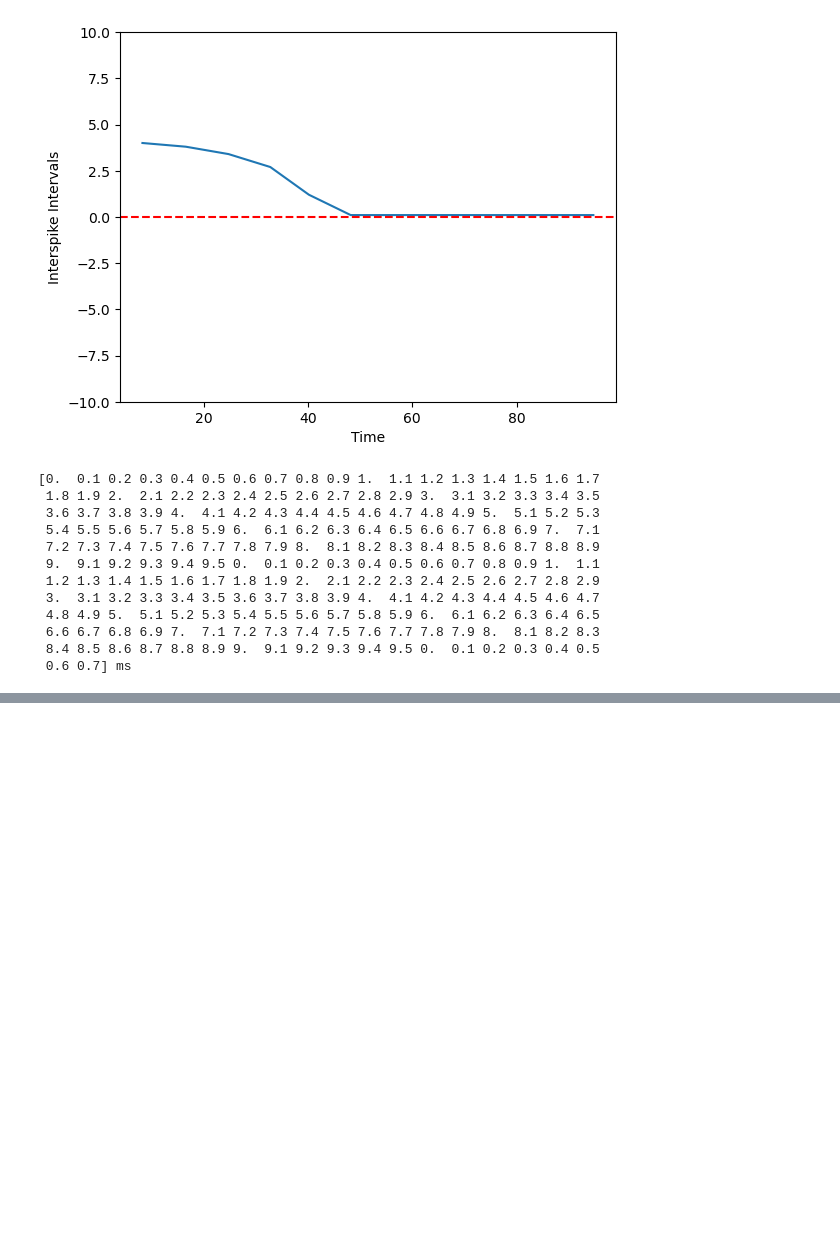
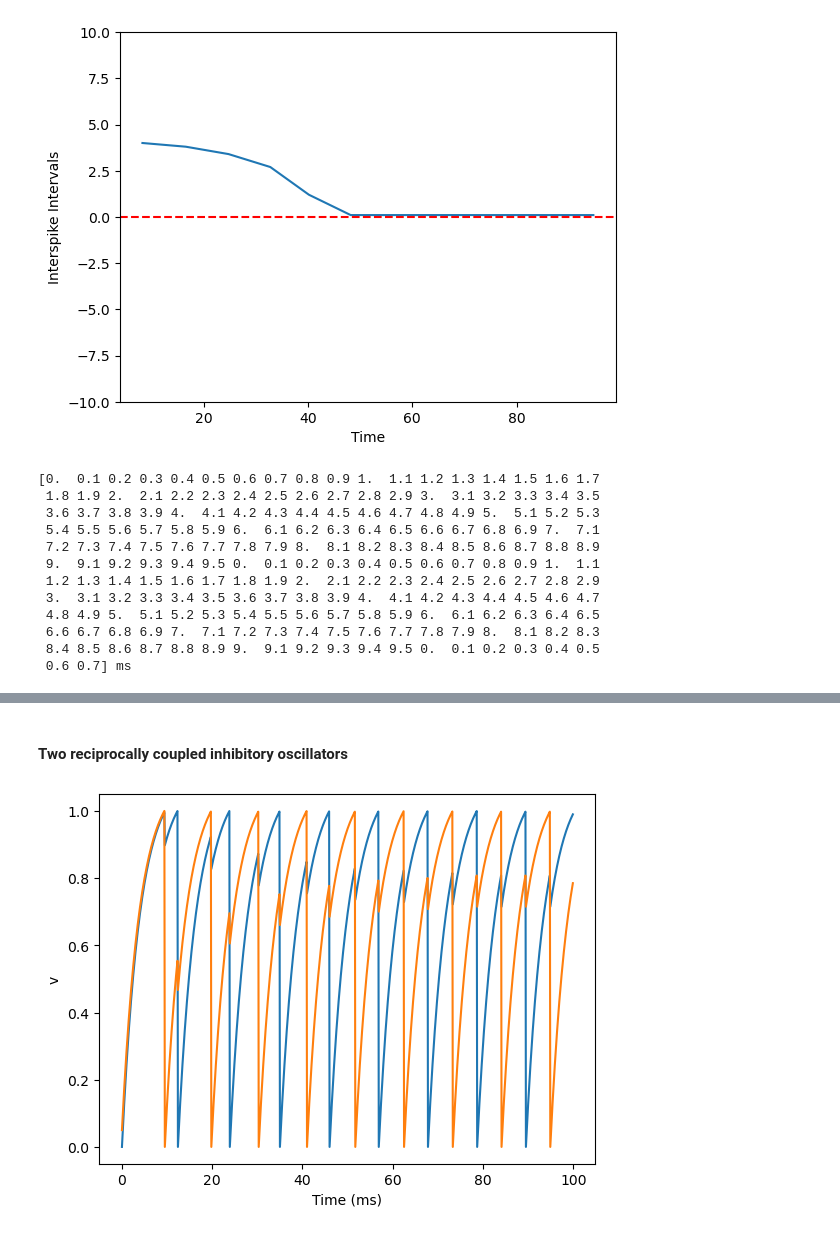
Before and after one commit to ch3rryblossom/sudoku-network, a Jupyter notebook: starter.ipynb, the cells around one changed output, grey strips where cells are left out. Cells and saved outputs as stored; diff of their text form; code cells hidden in the pictures; blank space fills up the shorter version.

Commit message:
Inhibitory also done

```diff
--- a/starter.ipynb
+++ b/starter.ipynb
@@ -282,0 +258,35 @@ ylim(-10, 10);
+# %% [markdown]
+#### Two reciprocally coupled inhibitory oscillators
+# %%
+# Now with inhibitory connections, according to update rule
+
+start_scope()
+
+exc = 0.1
+
+G1 = NeuronGroup(1, eqs2, threshold='v>1', reset='v = 0', method='exact')
+G2 = NeuronGroup(1, eqs2, threshold='v>1', reset='v = 0', method='exact')
+
+G2.v = [0.05]
+
+# replace (v_post + exc) with (v_post - exc)
+
+S1 = Synapses(G1, G2, on_pre='v_post = out * (1-exp(-(tp * log(1/(1 - g*(v_post - exc)/curr)))/tp))')
+S2 = Synapses(G2, G1, on_pre='v_post = out * (1-exp(-(tp * log(1/(1 - g*(v_post - exc)/curr)))/tp))')
+
+S1.connect()
+S2.connect()
+
+M1 = StateMonitor(G1, 'v', record=True)
+M2 = StateMonitor(G2, 'v', record=True)
+Sp1 = SpikeMonitor(G1)
+Sp2 = SpikeMonitor(G2)
+
+run(100*ms)
+
+plot(M1.t/ms, M1.v[0], label='Neuron 1')
+plot(M2.t/ms, M2.v[0], label='Neuron 2')
+xlabel('Time (ms)')
+ylabel('v');
+# %% [output]
+[figure, added]
```
Also changed, not shown: parts of 6 cells of this notebook.
